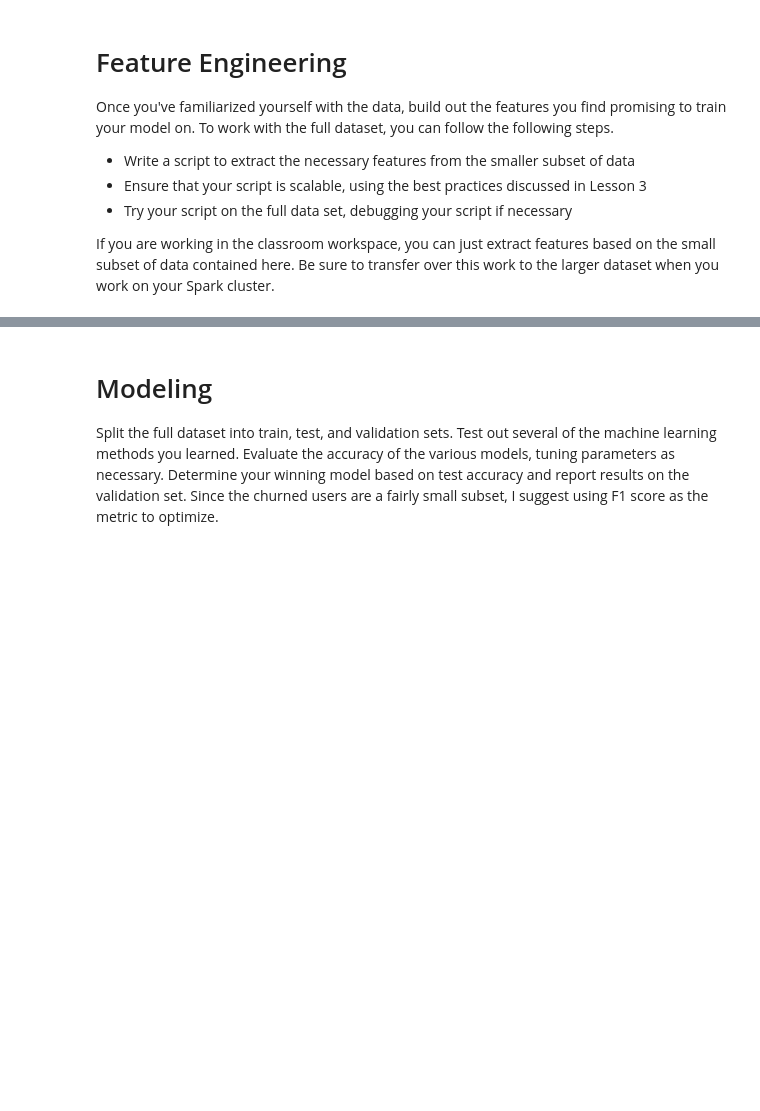
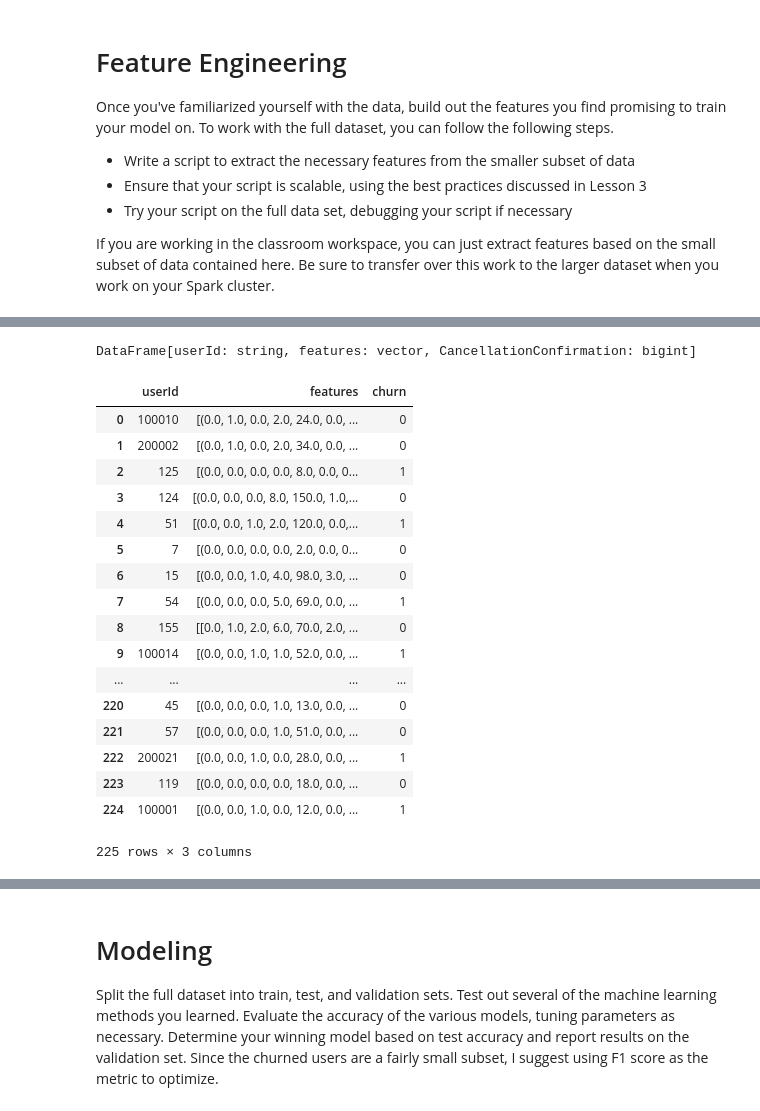
Before and after one commit to misrakberhe/sparkify, a Jupyter notebook: Sparkify.ipynb, the cells around one changed output, grey strips where cells are left out. Saved outputs shown, nothing was run; the diff lists cells and outputs as text; code cells hidden in the pictures; blank space fills up the shorter version.

```diff
--- a/Sparkify.ipynb
+++ b/Sparkify.ipynb
@@ -202,0 +245,53 @@ DataFrame[features: vector, churn2: vector]
+# %%
+assembled = spark.sql('''
+            select userId, features, CancellationConfirmation
+            from assembled
+            group by userId, features, CancellationConfirmation
+            order by userId
+
+''')
+
+
+spark.sql('''
+            select userId, features, CancellationConfirmation
+            from assembled
+            group by userId, features, CancellationConfirmation
+            order by userId
+
+''')
+# %% [output]
+DataFrame[userId: string, features: vector, CancellationConfirmation: bigint]
+# %%
+'''spark.sql('''
+
+        select final.userId, final.features, coalesce(ok.CancellationConfirmation,0) as churn
+        from final
+        left join(
+        select userId, CancellationConfirmation
+        from assembled
+        where CancellationConfirmation > 0 ) as ok
+        on final.userId = ok.userId
+
+
+
+''').toPandas()
+'''
+# %% [output]
+|  | userId | features | churn |
+| 0 | 100010 | [(0.0, 1.0, 0.0, 2.0, 24.0, 0.0, ... | 0 |
+| 1 | 200002 | [(0.0, 1.0, 0.0, 2.0, 34.0, 0.0, ... | 0 |
+| 2 | 125 | [(0.0, 0.0, 0.0, 0.0, 8.0, 0.0, 0... | 1 |
+| 3 | 124 | [(0.0, 0.0, 0.0, 8.0, 150.0, 1.0,... | 0 |
+| 4 | 51 | [(0.0, 0.0, 1.0, 2.0, 120.0, 0.0,... | 1 |
+| 5 | 7 | [(0.0, 0.0, 0.0, 0.0, 2.0, 0.0, 0... | 0 |
+| 6 | 15 | [(0.0, 0.0, 1.0, 4.0, 98.0, 3.0, ... | 0 |
+| 7 | 54 | [(0.0, 0.0, 0.0, 5.0, 69.0, 0.0, ... | 1 |
+| 8 | 155 | [[0.0, 1.0, 2.0, 6.0, 70.0, 2.0, ... | 0 |
+| 9 | 100014 | [(0.0, 0.0, 1.0, 1.0, 52.0, 0.0, ... | 1 |
+| ... | ... | ... | ... |
+| 220 | 45 | [(0.0, 0.0, 0.0, 1.0, 13.0, 0.0, ... | 0 |
+| 221 | 57 | [(0.0, 0.0, 0.0, 1.0, 51.0, 0.0, ... | 0 |
+| 222 | 200021 | [(0.0, 0.0, 1.0, 0.0, 28.0, 0.0, ... | 1 |
+| 223 | 119 | [(0.0, 0.0, 0.0, 0.0, 18.0, 0.0, ... | 0 |
+| 224 | 100001 | [(0.0, 0.0, 1.0, 0.0, 12.0, 0.0, ... | 1 |
+225 rows × 3 columns
```
Also changed, not shown: parts of 13 cells of this notebook.
